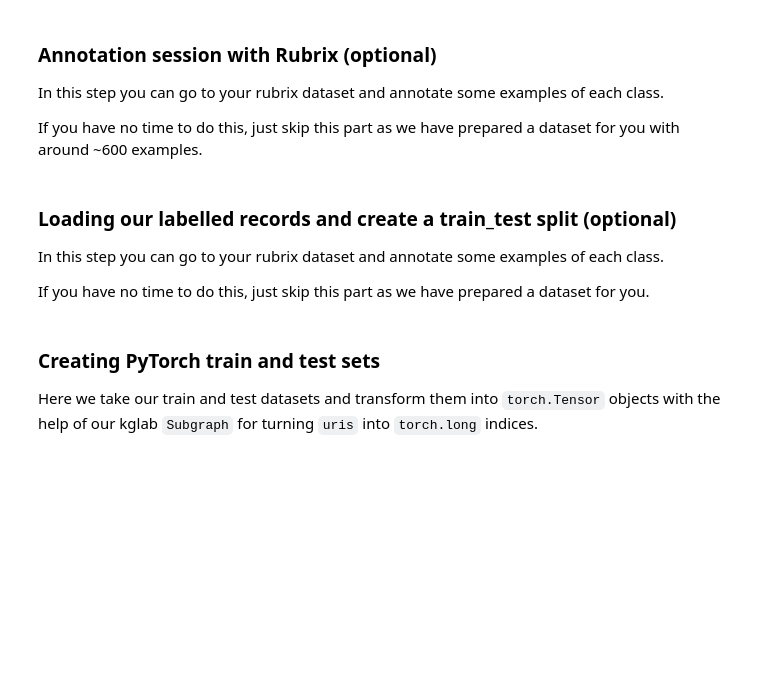
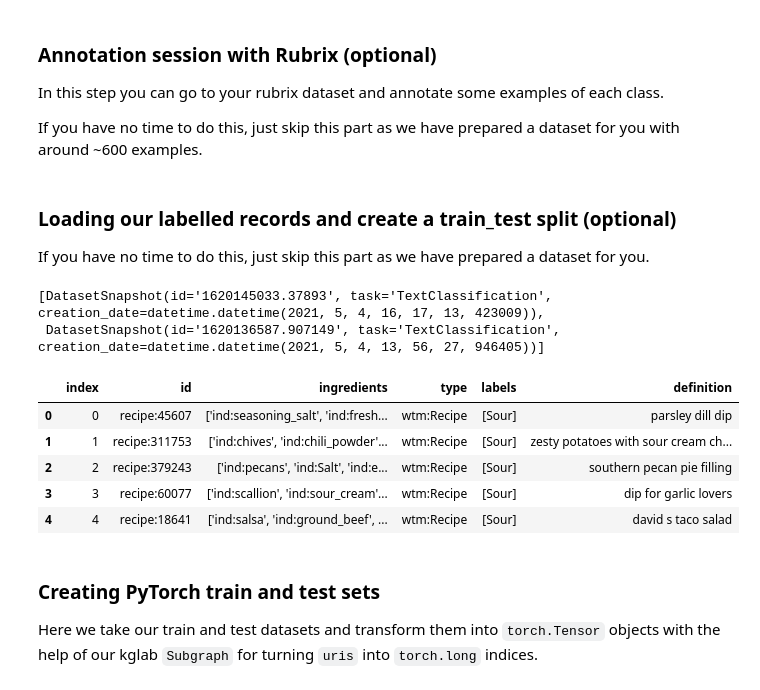
Before and after one commit to python547/rubrix-python251, a Jupyter notebook: docs/tutorials/03-kglab_pytorch_geometric.ipynb, the cells around one changed output. Saved outputs shown, nothing was run; the diff lists cells and outputs as text; code cells hidden in the pictures; blank space fills up the shorter version.

```diff
--- a/docs/tutorials/03-kglab_pytorch_geometric.ipynb
+++ b/docs/tutorials/03-kglab_pytorch_geometric.ipynb
@@ -298,13 +303,21 @@ If you have no time to do this, just skip this part as we have prepared a datase
 # %% [markdown]
 ### Loading our labelled records and create a train_test split (optional)
 
-In this step you can go to your rubrix dataset and annotate some examples of each class.
-
 If you have no time to do this, just skip this part as we have prepared a dataset for you.
 # %%
-rb.snapshots(dataset="kg_node_classification")
+rb.snapshots(dataset="kg_classification_tutorial")
+# %% [output]
+[DatasetSnapshot(id='1620145033.37893', task='TextClassification', creation_date=datetime.datetime(2021, 5, 4, 16, 17, 13, 423009)),
+ DatasetSnapshot(id='1620136587.907149', task='TextClassification', creation_date=datetime.datetime(2021, 5, 4, 13, 56, 27, 946405))]
 # %%
-df = rb.load(name="kg_node_classification", snapshot='1619530026.060097') ; df.head()
+df = rb.load(name="kg_classification_tutorial", snapshot='1620136587.907149') ; df.head()
+# %% [output]
+|  | index | id | ingredients | type | labels | definition |
+| 0 | 0 | recipe:45607 | ['ind:seasoning_salt', 'ind:fresh... | wtm:Recipe | [Sour] | parsley dill dip |
+| 1 | 1 | recipe:311753 | ['ind:chives', 'ind:chili_powder'... | wtm:Recipe | [Sour] | zesty potatoes with sour cream ch... |
+| 2 | 2 | recipe:379243 | ['ind:pecans', 'ind:Salt', 'ind:e... | wtm:Recipe | [Sour] | southern pecan pie filling |
+| 3 | 3 | recipe:60077 | ['ind:scallion', 'ind:sour_cream'... | wtm:Recipe | [Sour] | dip for garlic lovers |
+| 4 | 4 | recipe:18641 | ['ind:salsa', 'ind:ground_beef', ... | wtm:Recipe | [Sour] | david s taco salad |
 # %%
 from sklearn.model_selection import train_test_split
 
```
Also changed, not shown: parts of 29 cells of this notebook.
